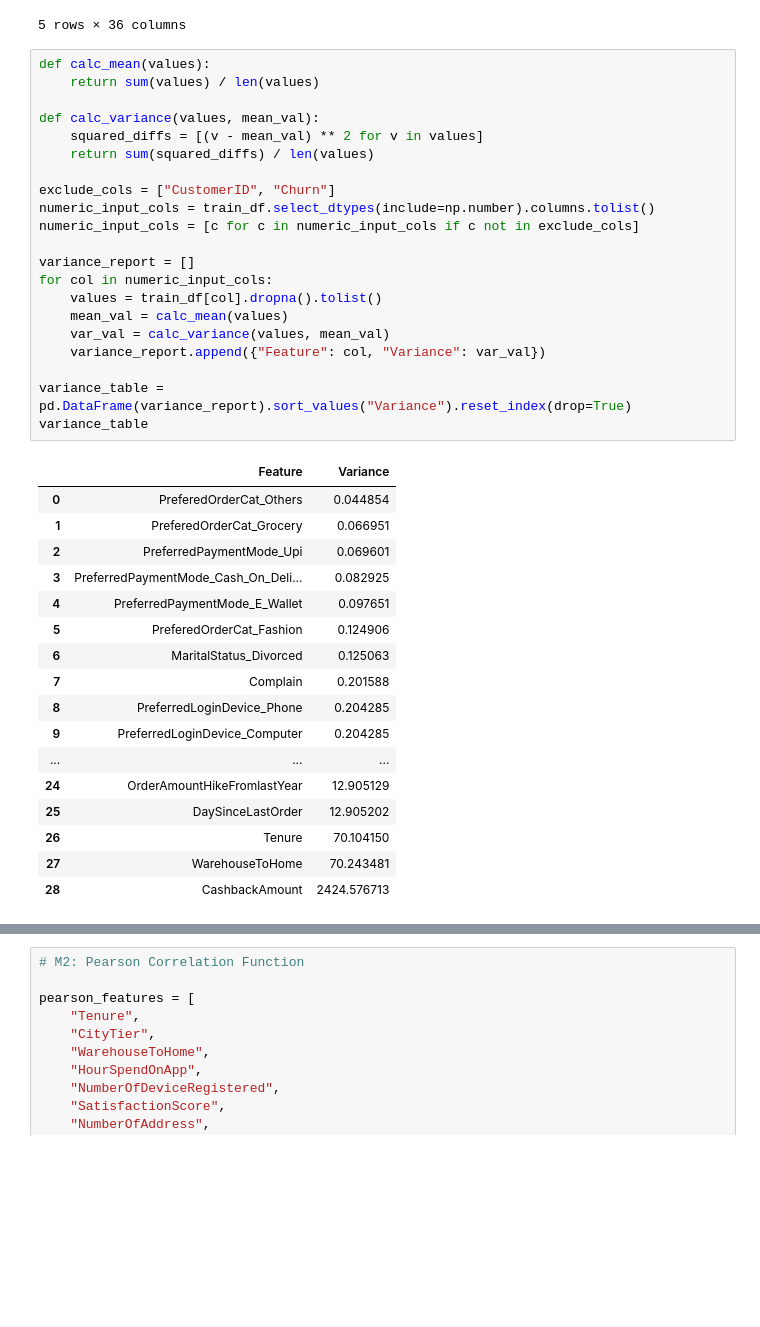
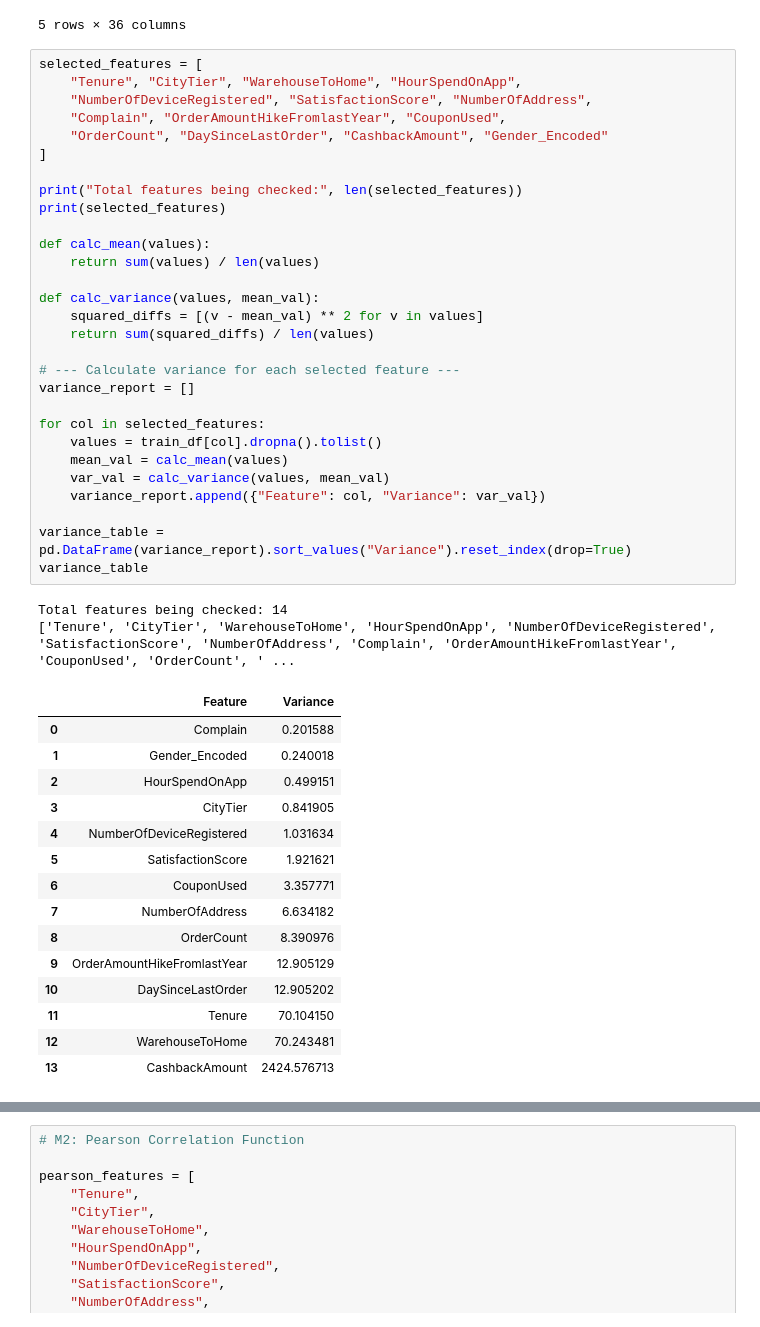
Before and after one commit to DrishtiNigam1928/CUSTOMER_CHURN, a Jupyter notebook: notebooks/main_analysis.ipynb, the cells around one changed output, grey strips where cells are left out. Cells and saved outputs as stored; diff of their text form; blank space fills up the shorter version.

```diff
--- a/notebooks/main_analysis.ipynb
+++ b/notebooks/main_analysis.ipynb
@@ -1188,41 +1188,49 @@ Test shape: (1126, 36)
 | 4 | 53337 | 0 | 27.0 | Phone | 3 | 15.0 | E Wallet | ... |
 5 rows × 36 columns
 # %%
+selected_features = [
+    "Tenure", "CityTier", "WarehouseToHome", "HourSpendOnApp",
+    "NumberOfDeviceRegistered", "SatisfactionScore", "NumberOfAddress",
+    "Complain", "OrderAmountHikeFromlastYear", "CouponUsed",
+    "OrderCount", "DaySinceLastOrder", "CashbackAmount", "Gender_Encoded"
+]
+
+print("Total features being checked:", len(selected_features))
+print(selected_features)
+
 def calc_mean(values):
     return sum(values) / len(values)
 
 def calc_variance(values, mean_val):
     squared_diffs = [(v - mean_val) ** 2 for v in values]
     return sum(squared_diffs) / len(values)
 
-exclude_cols = ["CustomerID", "Churn"]
-numeric_input_cols = train_df.select_dtypes(include=np.number).columns.tolist()
-numeric_input_cols = [c for c in numeric_input_cols if c not in exclude_cols]
+# --- Calculate variance for each selected feature ---
+variance_report = []
 
-variance_report = []
-for col in numeric_input_cols:
+for col in selected_features:
     values = train_df[col].dropna().tolist()
     mean_val = calc_mean(values)
     var_val = calc_variance(values, mean_val)
     variance_report.append({"Feature": col, "Variance": var_val})
 
 variance_table = pd.DataFrame(variance_report).sort_values("Variance").reset_index(drop=True)
 variance_table
 # %% [output]
+Total features being checked: 14
+['Tenure', 'CityTier', 'WarehouseToHome', 'HourSpendOnApp', 'NumberOfDeviceRegistered', 'SatisfactionScore', 'NumberOfAddress', 'Complain', 'OrderAmountHikeFromlastYear', 'CouponUsed', 'OrderCount', ' ...
 |  | Feature | Variance |
-| 0 | PreferedOrderCat_Others | 0.044854 |
-| 1 | PreferedOrderCat_Grocery | 0.066951 |
-| 2 | PreferredPaymentMode_Upi | 0.069601 |
-| 3 | PreferredPaymentMode_Cash_On_Deli... | 0.082925 |
-| 4 | PreferredPaymentMode_E_Wallet | 0.097651 |
-| 5 | PreferedOrderCat_Fashion | 0.124906 |
-| 6 | MaritalStatus_Divorced | 0.125063 |
-| 7 | Complain | 0.201588 |
-| 8 | PreferredLoginDevice_Phone | 0.204285 |
-| 9 | PreferredLoginDevice_Computer | 0.204285 |
-| ... | ... | ... |
-| 24 | OrderAmountHikeFromlastYear | 12.905129 |
-| 25 | DaySinceLastOrder | 12.905202 |
-| 26 | Tenure | 70.104150 |
-| 27 | WarehouseToHome | 70.243481 |
-| 28 | CashbackAmount | 2424.576713 |
+| 0 | Complain | 0.201588 |
+| 1 | Gender_Encoded | 0.240018 |
+| 2 | HourSpendOnApp | 0.499151 |
+| 3 | CityTier | 0.841905 |
+| 4 | NumberOfDeviceRegistered | 1.031634 |
+| 5 | SatisfactionScore | 1.921621 |
+| 6 | CouponUsed | 3.357771 |
+| 7 | NumberOfAddress | 6.634182 |
+| 8 | OrderCount | 8.390976 |
+| 9 | OrderAmountHikeFromlastYear | 12.905129 |
+| 10 | DaySinceLastOrder | 12.905202 |
+| 11 | Tenure | 70.104150 |
+| 12 | WarehouseToHome | 70.243481 |
+| 13 | CashbackAmount | 2424.576713 |
```
Also changed, not shown: parts of 6 cells of this notebook.
